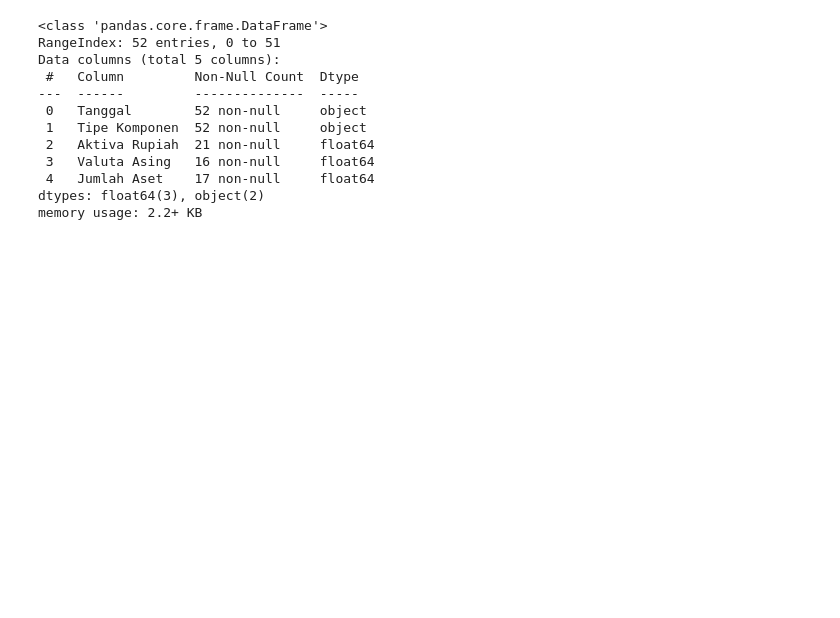
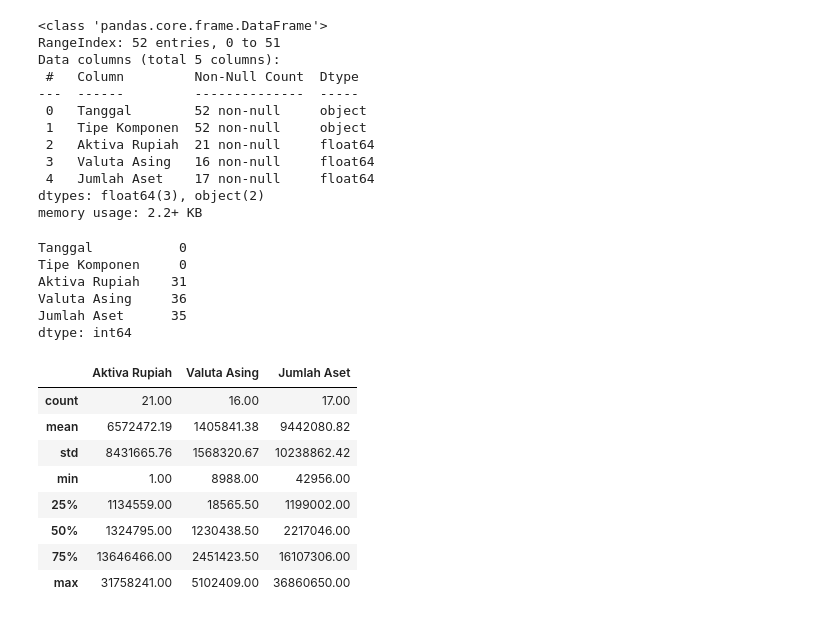
Before and after one commit to nozpera/data-cleaning-process, a Jupyter notebook: case-1/case-1.ipynb, the cells around one changed output. Cells and saved outputs as stored; diff of their text form; code cells hidden in the pictures; blank space fills up the shorter version.

```diff
--- a/case-1/case-1.ipynb
+++ b/case-1/case-1.ipynb
@@ -139,3 +140,24 @@ Data columns (total 5 columns):
  4   Jumlah Aset    17 non-null     float64
 dtypes: float64(3), object(2)
 memory usage: 2.2+ KB
+# %%
+data_bank.isnull().sum()
+# %% [output]
+Tanggal           0
+Tipe Komponen     0
+Aktiva Rupiah    31
+Valuta Asing     36
+Jumlah Aset      35
+dtype: int64
+# %%
+data_bank.describe().round(2)
+# %% [output]
+|  | Aktiva Rupiah | Valuta Asing | Jumlah Aset |
+| count | 21.00 | 16.00 | 17.00 |
+| mean | 6572472.19 | 1405841.38 | 9442080.82 |
+| std | 8431665.76 | 1568320.67 | 10238862.42 |
+| min | 1.00 | 8988.00 | 42956.00 |
+| 25% | 1134559.00 | 18565.50 | 1199002.00 |
+| 50% | 1324795.00 | 1230438.50 | 2217046.00 |
+| 75% | 13646466.00 | 2451423.50 | 16107306.00 |
+| max | 31758241.00 | 5102409.00 | 36860650.00 |
```
Also changed, not shown: parts of 16 cells of this notebook.
